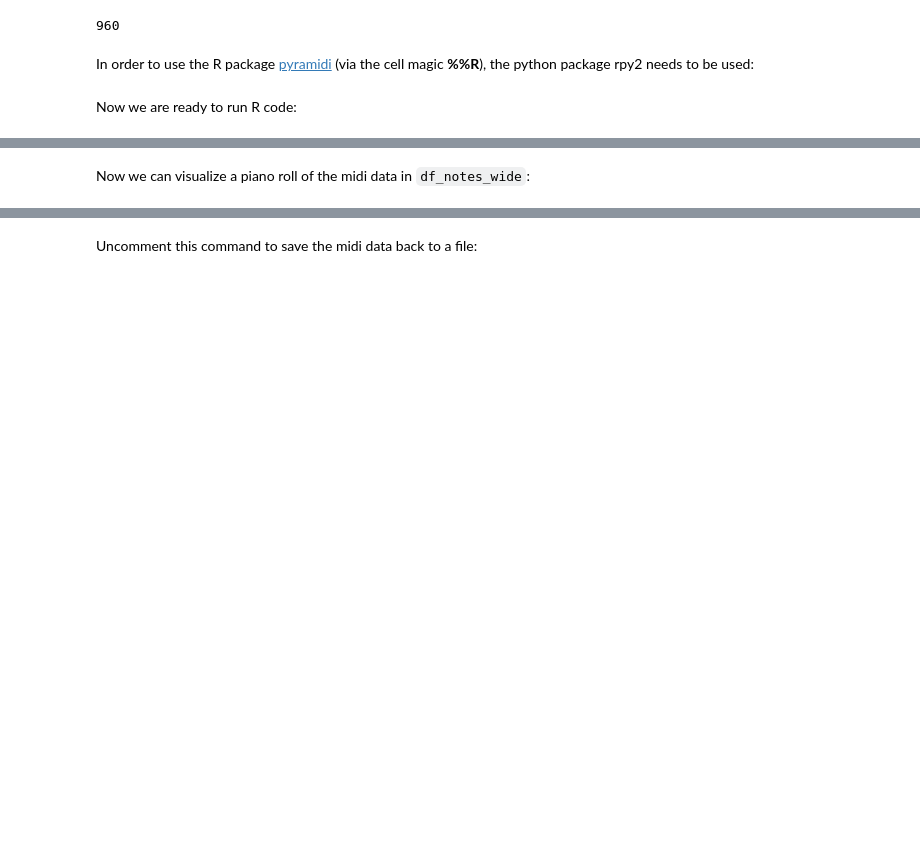
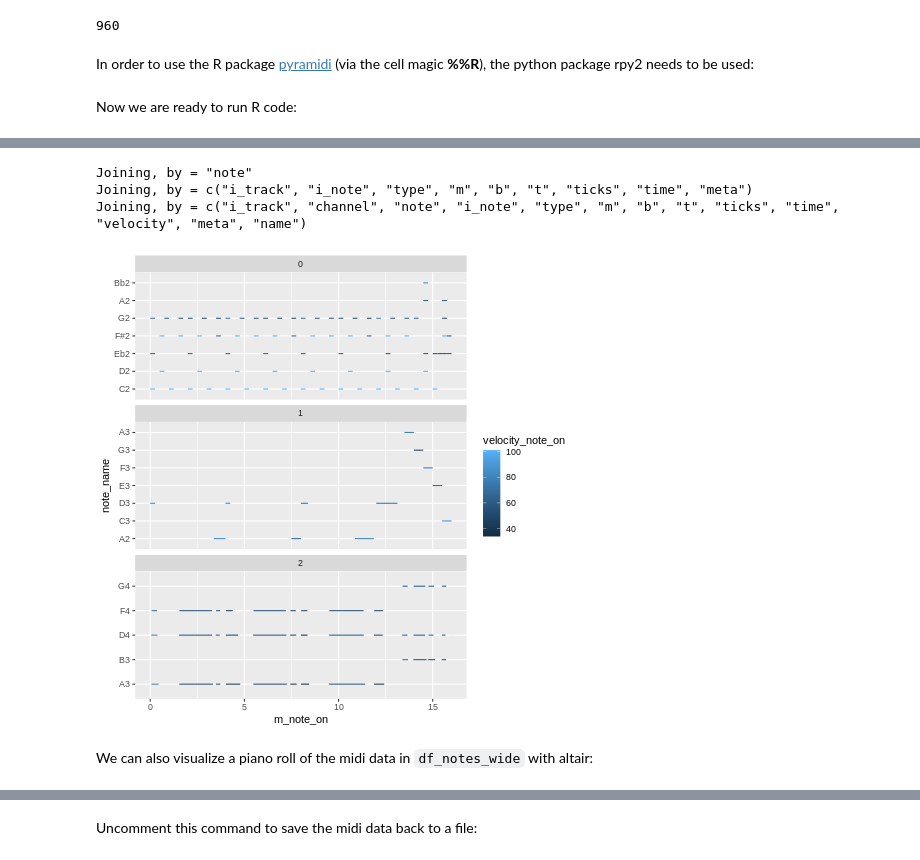
Before and after one commit to urswilke/miditapyr, a Jupyter notebook: notebooks/pyramidi_integration.ipynb, the cells around one changed output, grey strips where cells are left out. Cells and saved outputs as stored; diff of their text form; code cells hidden in the pictures; blank space fills up the shorter version.

```diff
--- a/notebooks/pyramidi_integration.ipynb
+++ b/notebooks/pyramidi_integration.ipynb
@@ -42,0 +39,4 @@ df_notes
+# %%
+df = mt.tidy_df(dfc)
+# df['name'] = df['name'].fillna('')
+df
@@ -101,3 +99,76 @@ df_notes_wide
+# %%
+# df_meta, df_notes = mt.split_df(dfm.drop(['name', 'key']))
+df_meta, df_notes = mt.split_df(dfm)
+# df_meta = dfm.query('meta == 1').dropna(how = 'all', axis = 1)
+# df_notes = dfm.query('meta == 0').dropna(how = 'all', axis = 1)
+# %%
+%%R -i df_notes -i df_meta -i df
+df_not_notes <-
+  df_notes %>%
+  dplyr::filter(!stringr::str_detect(.data$type, "^note_o[nf]f?$"))
+
+df_notes_wide <-
+  df_notes %>%
+  dplyr::filter(stringr::str_detect(.data$type, "^note_o[nf]f?$")) %>%
+  # tab_measures(df_meta, df_notes, ticks_per_beat) %>%
+  pyramidi::widen_events() %>%
+  left_join(pyramidi::midi_defs)
+# df_notes_wide %>% as_tibble()
+
+
+p1 <- df_notes_wide %>%
+  ggplot() +
+  geom_segment(
+    aes(
+      x = m_note_on,
+      y = note_name,
+      xend = m_note_off,
+      yend = note_name,
+      color = velocity_note_on
+    )
+  ) +
+  # each midi track is printed into its own facet:
+  facet_wrap( ~ i_track,
+              ncol = 1,
+              scales = "free_y")
+# p1
+
+df_notes_out <-
+  df_notes_wide %>%
+  select(c("i_track",
+           # "name",
+           "channel", "note", "i_note"), matches("_note_o[nf]f?$")) %>%
+  pivot_longer(matches("_note_o[nf]f?$"),
+               names_to = c(".value", "type"),
+               names_pattern = "(.+?)_(.*)") %>%
+  mutate(meta = FALSE)
+
+
+df_notes_out <-
+  df_notes_out %>%
+  full_join(df_meta) %>%
+  full_join(df_not_notes) %>%
+  arrange(i_track, ticks) %>%
+  group_by(i_track) %>%
+  mutate(time = ticks - lag(ticks) %>% {.[1] = 0; .}) %>%
+  ungroup()
+
+# df_notes_out
+
+
+
+df2 <-
+  df_notes_out %>%
+  select(names(df)) %>%
+  # mutate_if(is_numeric, as.integer) %>%
+  mutate_if(is.numeric, ~ifelse(is.na(.), NaN, .))
+
+p1
+# %% [output]
+Joining, by = "note"
+Joining, by = c("i_track", "i_note", "type", "m", "b", "t", "ticks", "time", "meta")
+Joining, by = c("i_track", "channel", "note", "i_note", "type", "m", "b", "t", "ticks", "time", "velocity", "meta", "name")
+[figure, added]
 # %% [markdown]
-Now we can visualize a piano roll of the midi data in `df_notes_wide`:
+We can also visualize a piano roll of the midi data in `df_notes_wide` with altair:
 # %%
```
Also changed, not shown: parts of 19 cells of this notebook, 1 other file.
